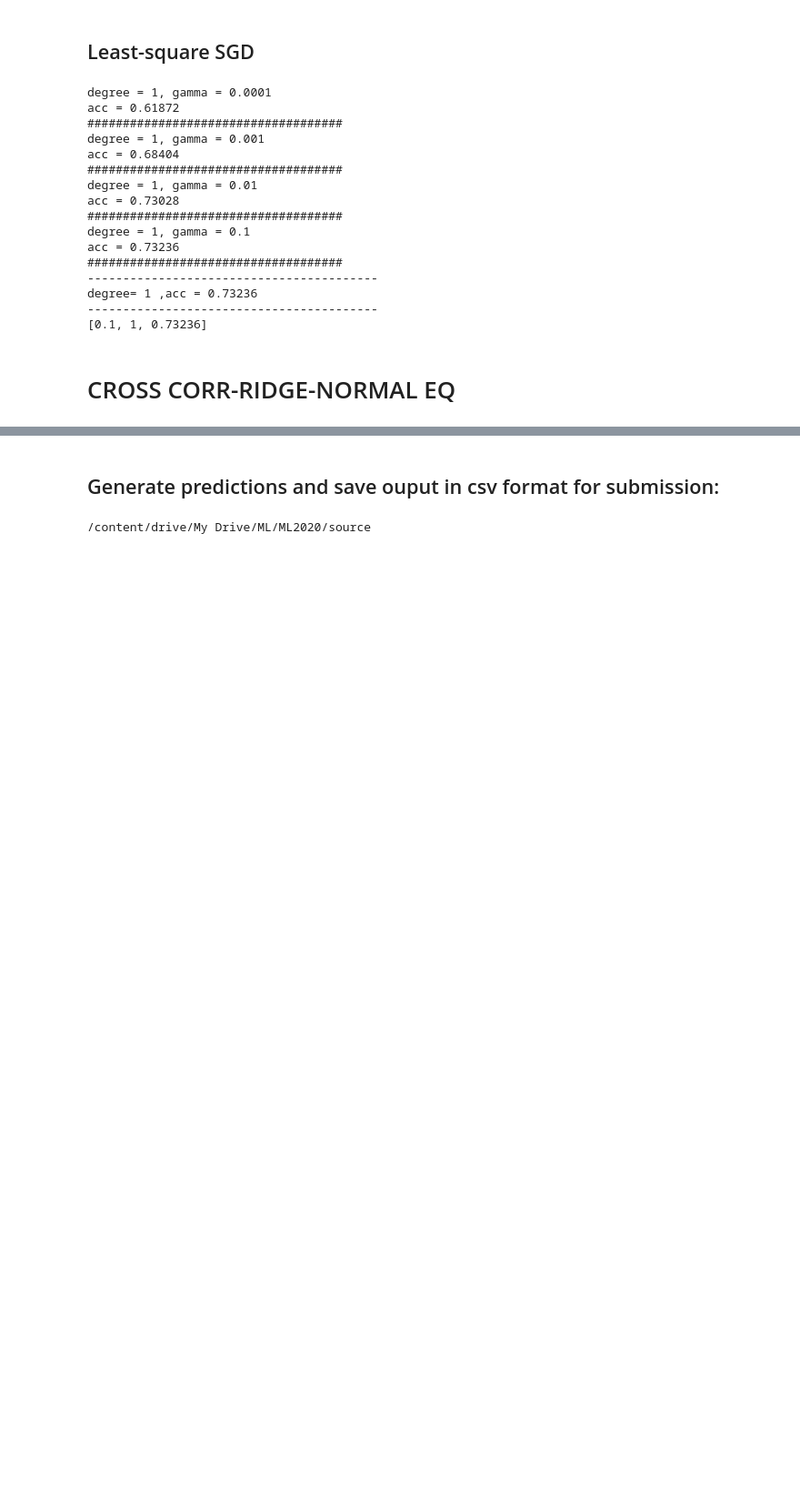
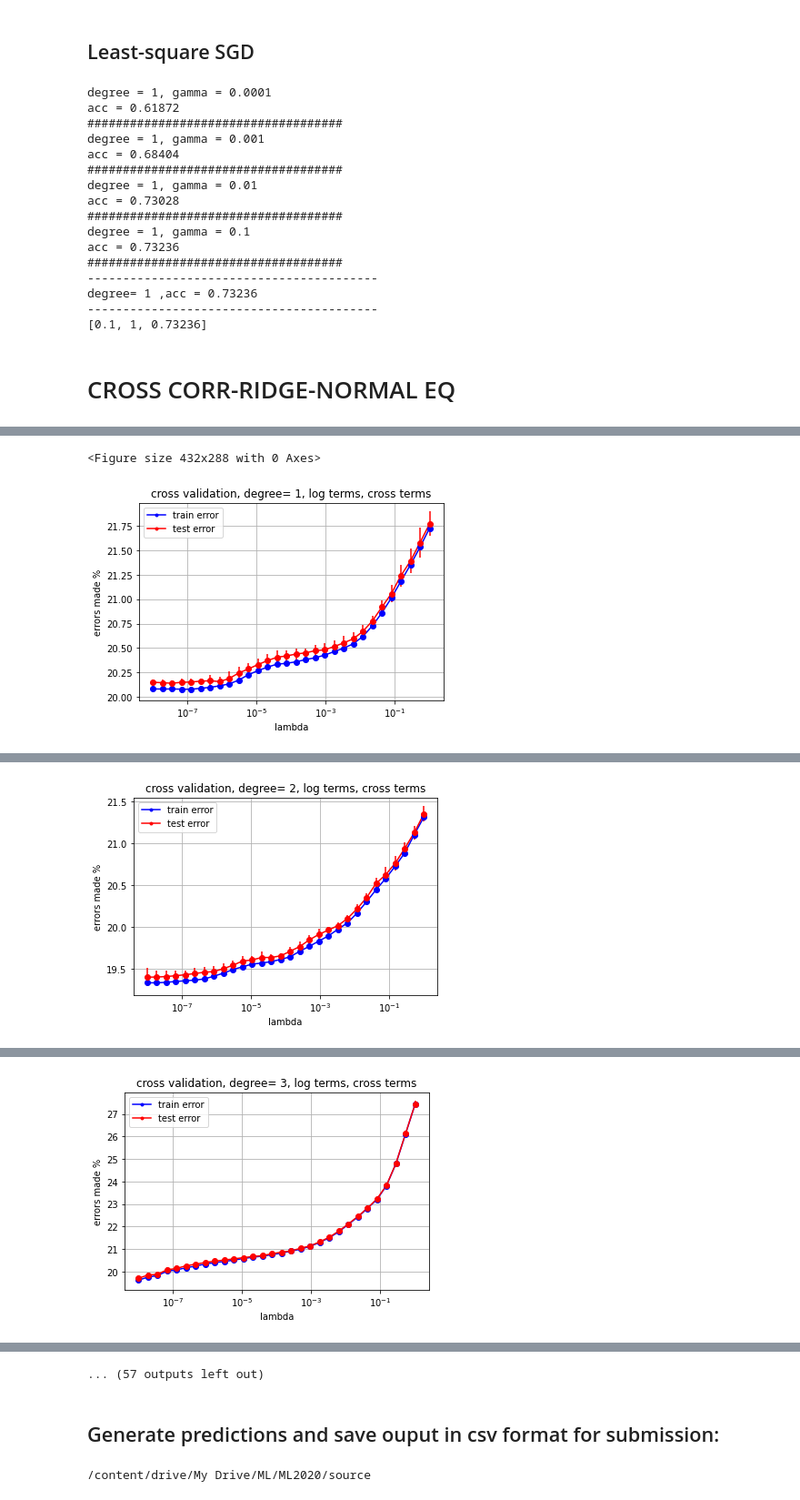
Before and after one commit to bunnY-law/ML2020, a Jupyter notebook: source/proj1.ipynb, the cells around one changed output, grey strips where cells are left out. Shown at 91% size. Saved outputs shown, nothing was run; the diff lists cells and outputs as text; code cells hidden in the pictures; blank space fills up the shorter version.

```diff
--- a/source/proj1.ipynb
+++ b/source/proj1.ipynb
@@ -268,0 +167,16 @@ degree= 1 ,acc = 0.73236
+# %%
+from proj1_helpers import *
+from implementations import *
+
+path = '../data/train.csv'
+y, tx,ids = load_csv_data(path)
+# %%
+k_fold = 5
+seed = 1
+
+Features = ['true','false']
+Lambdas = np.logspace(-8, 0, 30)
+Degrees = np.arange(1,9)
+
+cross_val_run(y, tx, Features, Degrees, Lambdas, k_fold, seed)
+# %% [output]
@@ -268,0 +185,2 @@ degree= 1 ,acc = 0.73236
+<Figure size 432x288 with 0 Axes>
+[figure, added]
@@ -268,0 +189 @@ degree= 1 ,acc = 0.73236
+[figure, added]
@@ -268,0 +192 @@ degree= 1 ,acc = 0.73236
+[figure, added]
@@ -269,3 +201,4 @@ degree= 1 ,acc = 0.73236
+... (57 outputs left out)
 # %% [markdown]
 ## Generate predictions and save ouput in csv format for submission:
 # %%
```
Also changed, not shown: parts of 11 cells of this notebook, 40 other files.
